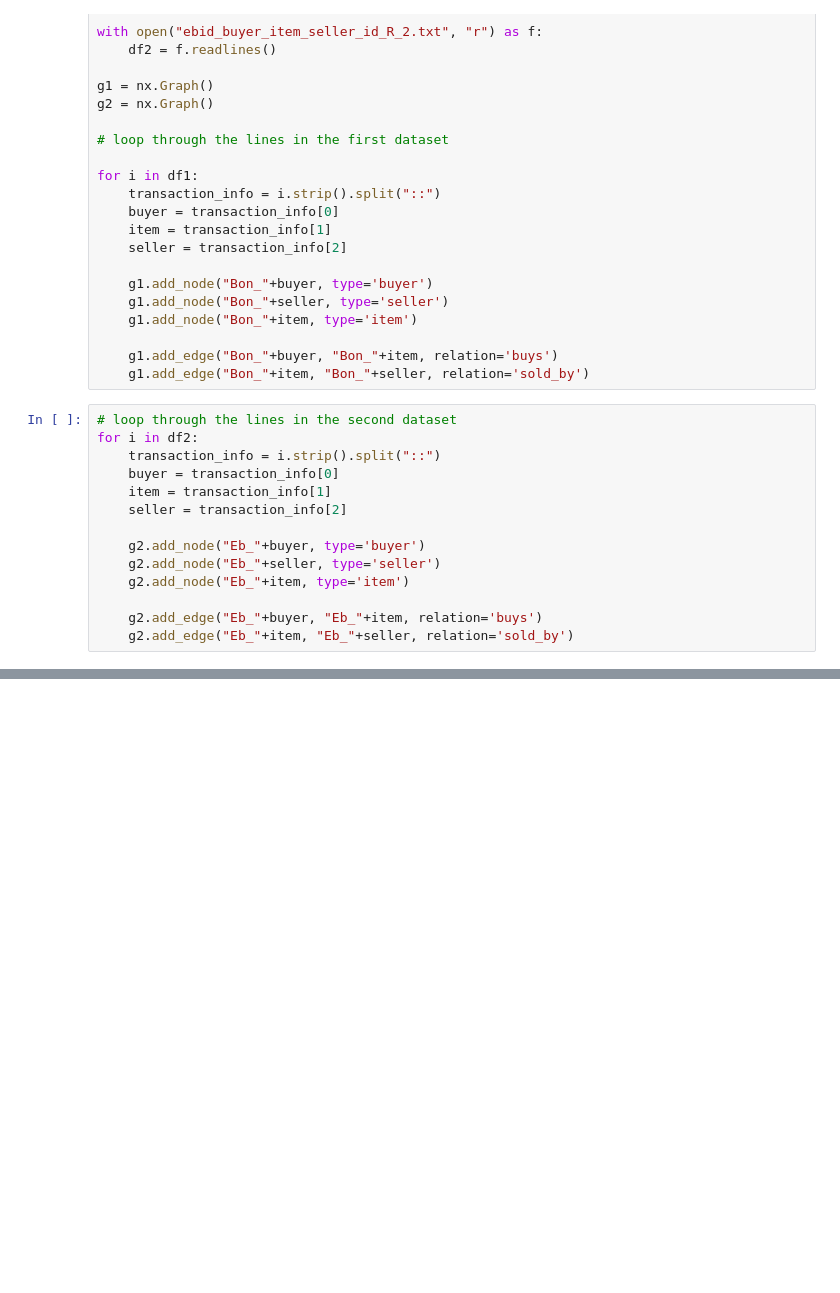
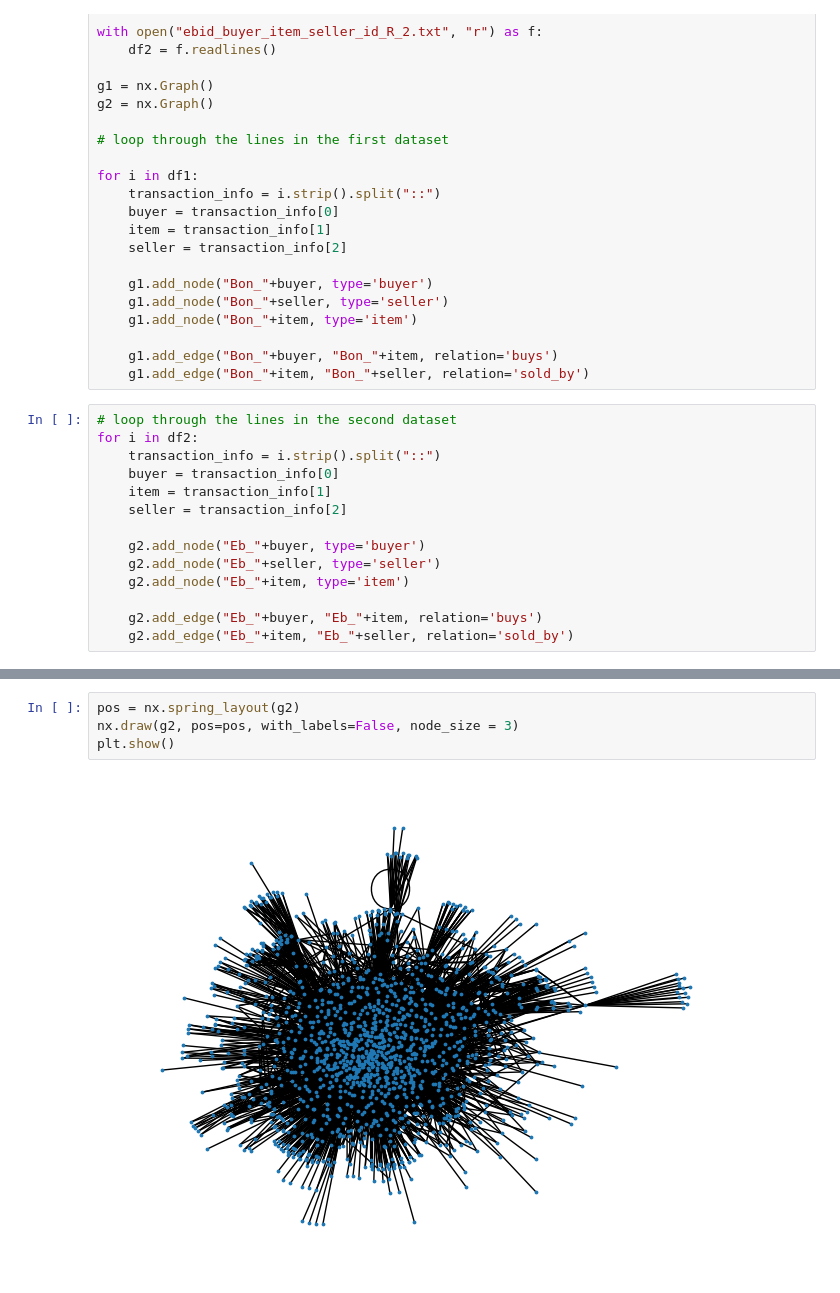
Before and after one commit to Kellysususu/B2B_Commerce_Recommendation, a Jupyter notebook: B2B_Data_Analysis.ipynb, the cells around one changed output, grey strips where cells are left out. Drawn from its saved outputs; the diff is of its cells as text; blank space fills up the shorter version.

```diff
--- a/B2B_Data_Analysis.ipynb
+++ b/B2B_Data_Analysis.ipynb
@@ -58,2 +56,8 @@ plt.show()
+# %%
+pos = nx.spring_layout(g2)
+nx.draw(g2, pos=pos, with_labels=False, node_size = 3)
+plt.show()
+# %% [output]
+[figure, added]
 # %%
 # Get the degree distribution from the graph
```
Also changed, not shown: parts of 10 cells of this notebook.
